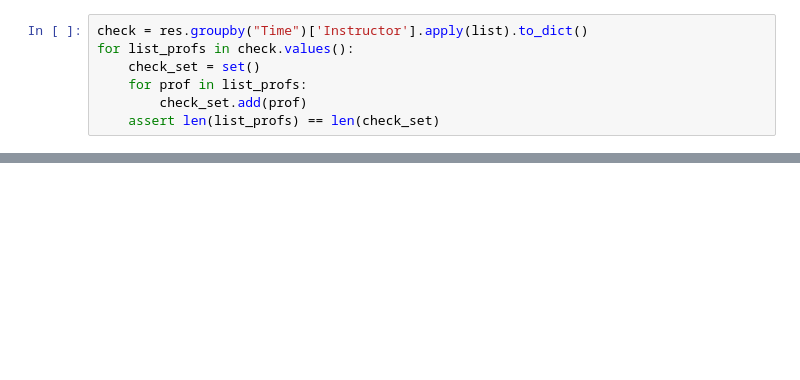
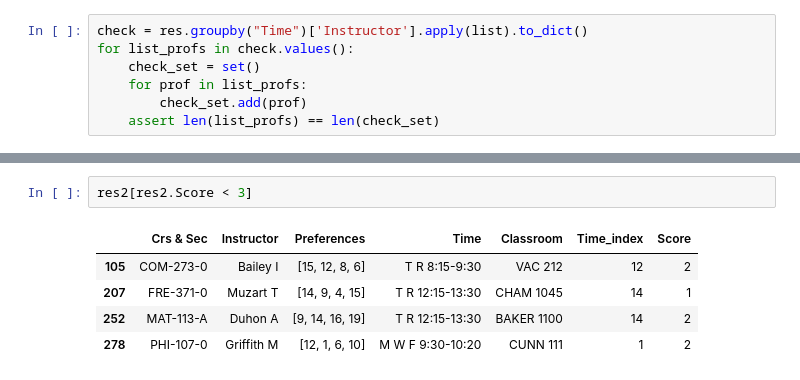
Before and after one commit to hientrn1201/davidson-classroom-scheduling, a Jupyter notebook: project.ipynb, the cells around one changed output, grey strips where cells are left out. Drawn from its saved outputs; the diff is of its cells as text; blank space fills up the shorter version.

```diff
--- a/project.ipynb
+++ b/project.ipynb
@@ -337,0 +476,8 @@ for list_profs in check.values():
+# %%
+res2[res2.Score < 3]
+# %% [output]
+|  | Crs & Sec | Instructor | Preferences | Time | Classroom | Time_index | Score |
+| 105 | COM-273-0 | Bailey I | [15, 12, 8, 6] | T R 8:15-9:30 | VAC 212 | 12 | 2 |
+| 207 | FRE-371-0 | Muzart T | [14, 9, 4, 15] | T R 12:15-13:30 | CHAM 1045 | 14 | 1 |
+| 252 | MAT-113-A | Duhon A | [9, 14, 16, 19] | T R 12:15-13:30 | BAKER 1100 | 14 | 2 |
+| 278 | PHI-107-0 | Griffith M | [12, 1, 6, 10] | M W F 9:30-10:20 | CUNN 111 | 1 | 2 |
```
Also changed, not shown: parts of 13 cells of this notebook, 1 other file.
